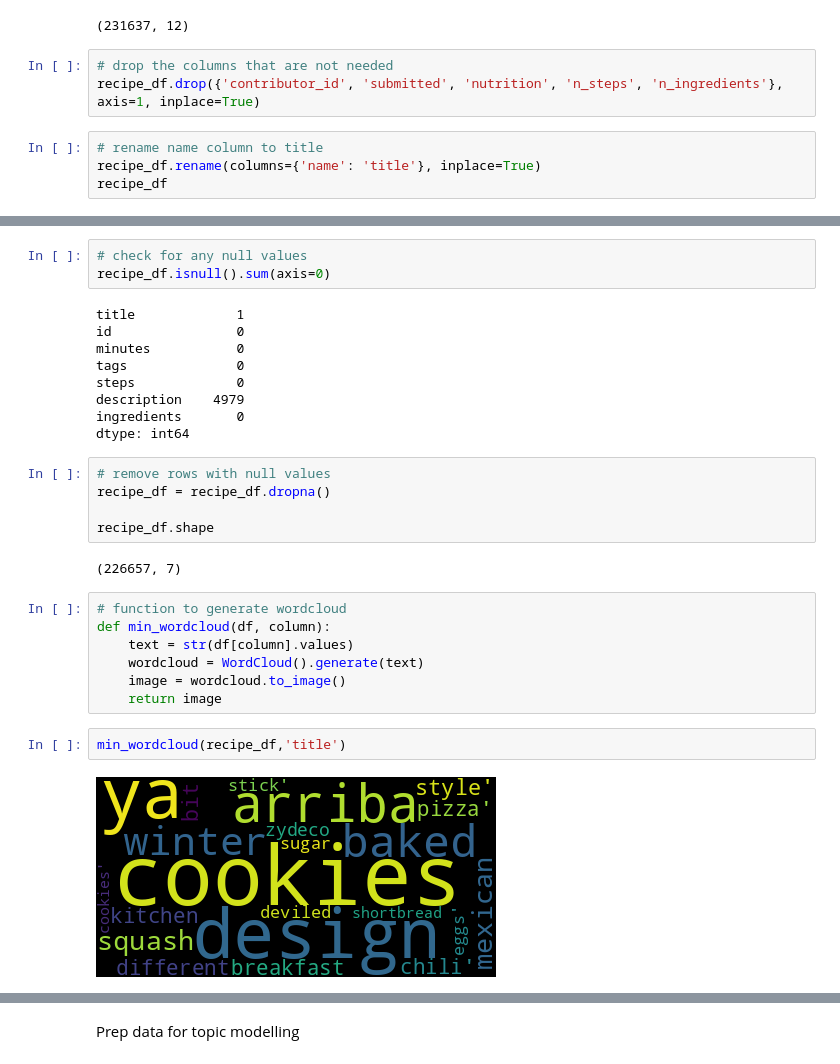
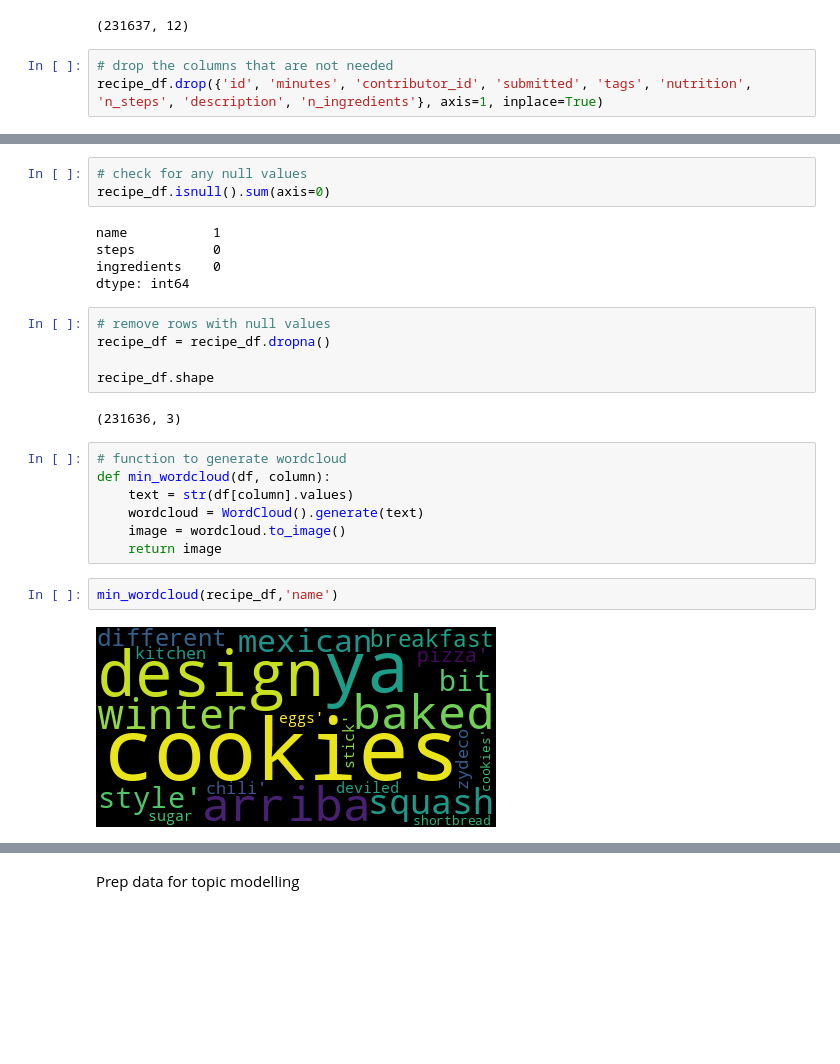
Before and after one commit to sanjeven/GCPLP_practice_module, a Jupyter notebook: data_prep/GCPLP_data_prep_RAW.ipynb, the cells around one changed output, grey strips where cells are left out. Saved outputs shown, nothing was run; the diff lists cells and outputs as text; blank space fills up the shorter version.

```diff
--- a/data_prep/GCPLP_data_prep_RAW.ipynb
+++ b/data_prep/GCPLP_data_prep_RAW.ipynb
@@ -43,8 +45,4 @@ recipe_df.shape
 (231637, 12)
 # %%
 # drop the columns that are not needed
-recipe_df.drop({'contributor_id', 'submitted', 'nutrition', 'n_steps', 'n_ingredients'}, axis=1, inplace=True)
+recipe_df.drop({'id', 'minutes', 'contributor_id', 'submitted', 'tags', 'nutrition', 'n_steps', 'description', 'n_ingredients'}, axis=1, inplace=True)
-# %%
-# rename name column to title
-recipe_df.rename(columns={'name': 'title'}, inplace=True)
-recipe_df
@@ -66,13 +50,9 @@ recipe_df
 # check for any null values
 recipe_df.isnull().sum(axis=0)
 # %% [output]
-title             1
-id                0
-minutes           0
-tags              0
-steps             0
-description    4979
-ingredients       0
+name           1
+steps          0
+ingredients    0
 dtype: int64
 # %%
 # remove rows with null values
@@ -80,7 +60,7 @@ recipe_df = recipe_df.dropna()
 
 recipe_df.shape
 # %% [output]
-(226657, 7)
+(231636, 3)
 # %%
 # function to generate wordcloud
 def min_wordcloud(df, column):
@@ -89,6 +69,6 @@ def min_wordcloud(df, column):
     image = wordcloud.to_image()
     return image
 # %%
-min_wordcloud(recipe_df,'title')
+min_wordcloud(recipe_df,'name')
 # %% [output]
-[figure, old version]
+[figure, new version]
```
Also changed, not shown: parts of 38 cells of this notebook, 1 other file.
